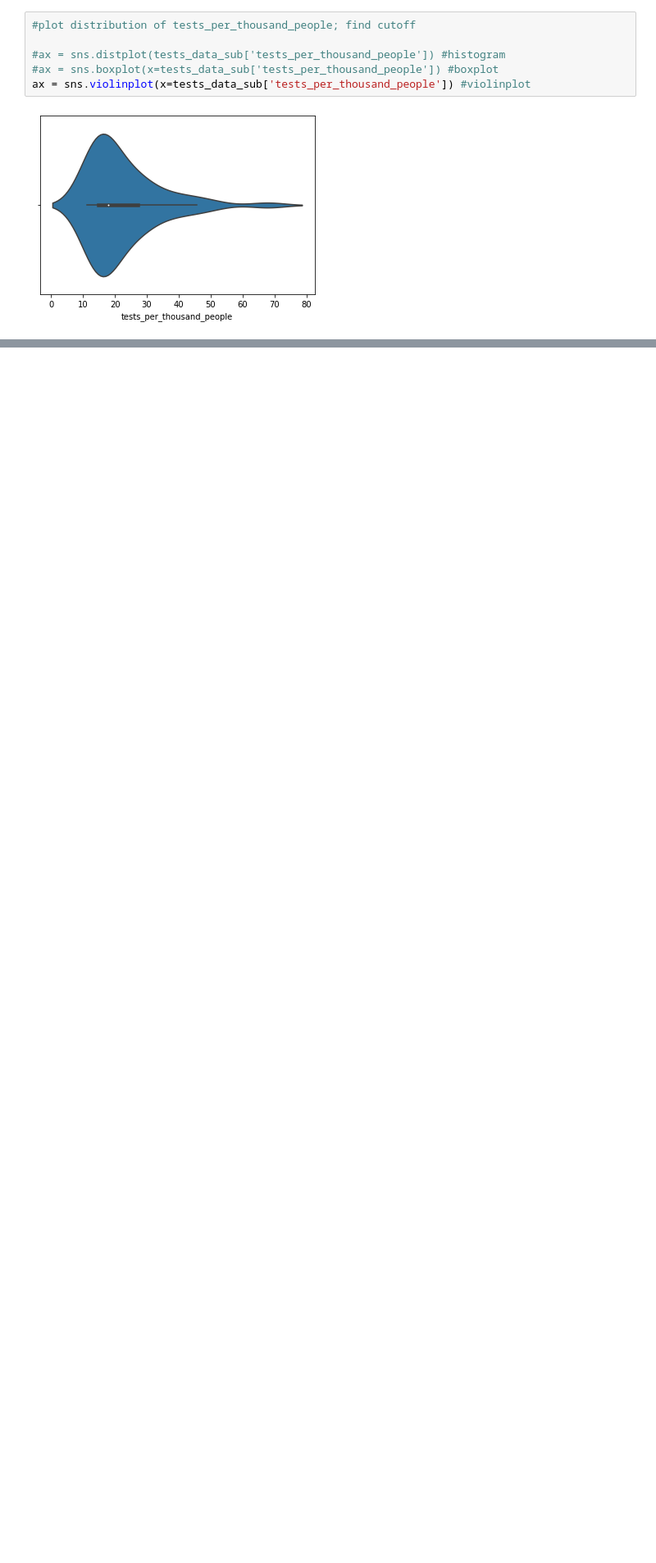
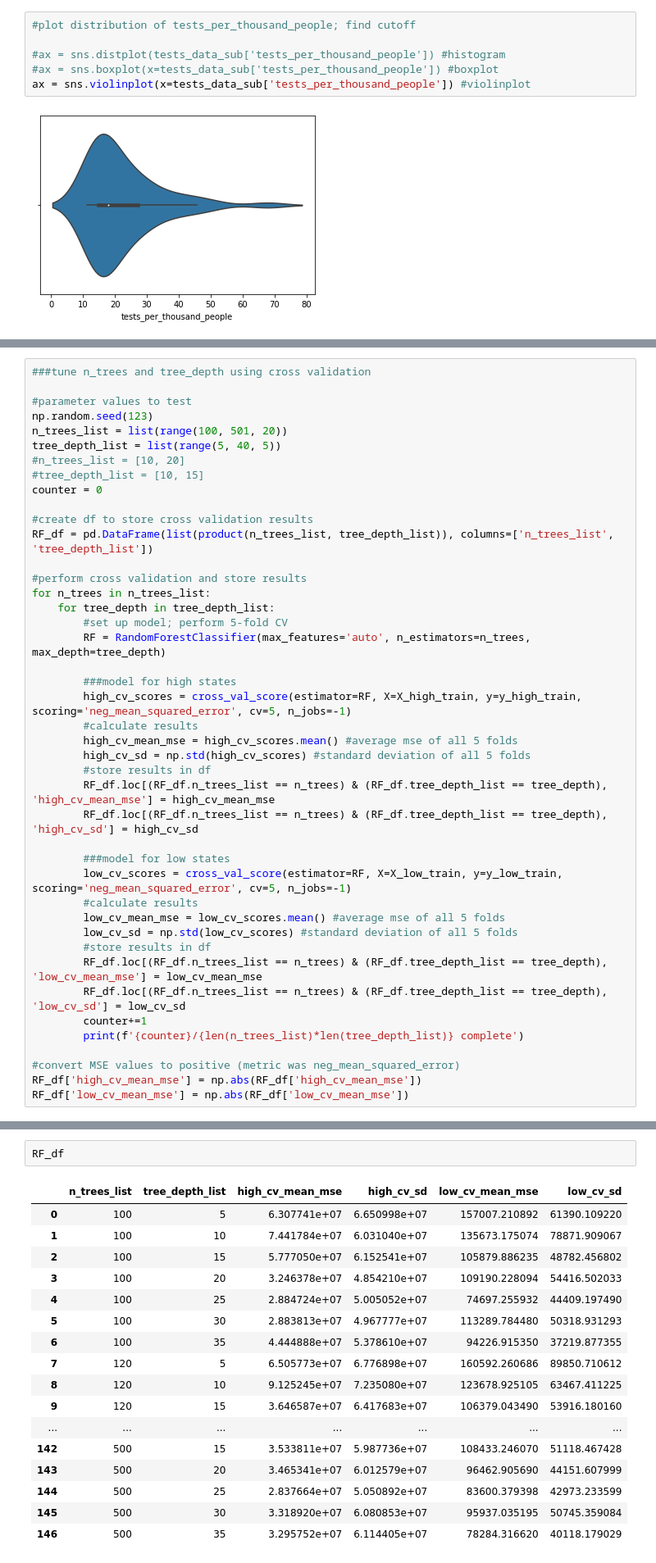
Before and after one commit to CS109b-Team37/Pollution-Prediction, a Jupyter notebook: analyses/models_TH.ipynb, the cells around one changed output, grey strips where cells are left out. Shown at 82% size. Cells and saved outputs as stored; diff of their text form; blank space fills up the shorter version.

```diff
--- a/analyses/models_TH.ipynb
+++ b/analyses/models_TH.ipynb
@@ -198,0 +323,43 @@ X_train, X_test, y_train, y_test = train_test_split(X, y, test_size=0.10, random
+# %%
+###tune n_trees and tree_depth using cross validation
+
+#parameter values to test
+np.random.seed(123)
+n_trees_list = list(range(100, 501, 20))
+tree_depth_list = list(range(5, 40, 5))
+#n_trees_list = [10, 20]
+#tree_depth_list = [10, 15]
+counter = 0
+
+#create df to store cross validation results
+RF_df = pd.DataFrame(list(product(n_trees_list, tree_depth_list)), columns=['n_trees_list', 'tree_depth_list'])
+
+#perform cross validation and store results
+for n_trees in n_trees_list:
+    for tree_depth in tree_depth_list:
+        #set up model; perform 5-fold CV
+        RF = RandomForestClassifier(max_features='auto', n_estimators=n_trees, max_depth=tree_depth)
+
+        ###model for high states
+        high_cv_scores = cross_val_score(estimator=RF, X=X_high_train, y=y_high_train, scoring='neg_mean_squared_error', cv=5, n_jobs=-1)
+        #calculate results
+        high_cv_mean_mse = high_cv_scores.mean() #average mse of all 5 folds
+        high_cv_sd = np.std(high_cv_scores) #standard deviation of all 5 folds
+        #store results in df
+        RF_df.loc[(RF_df.n_trees_list == n_trees) & (RF_df.tree_depth_list == tree_depth), 'high_cv_mean_mse'] = high_cv_mean_mse
+        RF_df.loc[(RF_df.n_trees_list == n_trees) & (RF_df.tree_depth_list == tree_depth), 'high_cv_sd'] = high_cv_sd
+
+        ###model for low states
+        low_cv_scores = cross_val_score(estimator=RF, X=X_low_train, y=y_low_train, scoring='neg_mean_squared_error', cv=5, n_jobs=-1)
+        #calculate results
+        low_cv_mean_mse = low_cv_scores.mean() #average mse of all 5 folds
+        low_cv_sd = np.std(low_cv_scores) #standard deviation of all 5 folds
+        #store results in df
+        RF_df.loc[(RF_df.n_trees_list == n_trees) & (RF_df.tree_depth_list == tree_depth), 'low_cv_mean_mse'] = low_cv_mean_mse
+        RF_df.loc[(RF_df.n_trees_list == n_trees) & (RF_df.tree_depth_list == tree_depth), 'low_cv_sd'] = low_cv_sd
+        counter+=1
+        print(f'{counter}/{len(n_trees_list)*len(tree_depth_list)} complete')
+
+#convert MSE values to positive (metric was neg_mean_squared_error)
+RF_df['high_cv_mean_mse'] = np.abs(RF_df['high_cv_mean_mse'])
+RF_df['low_cv_mean_mse'] = np.abs(RF_df['low_cv_mean_mse'])
@@ -198,0 +398,20 @@ X_train, X_test, y_train, y_test = train_test_split(X, y, test_size=0.10, random
+# %%
+RF_df
+# %% [output]
+|  | n_trees_list | tree_depth_list | high_cv_mean_mse | high_cv_sd | low_cv_mean_mse | low_cv_sd |
+| 0 | 100 | 5 | 6.307741e+07 | 6.650998e+07 | 157007.210892 | 61390.109220 |
+| 1 | 100 | 10 | 7.441784e+07 | 6.031040e+07 | 135673.175074 | 78871.909067 |
+| 2 | 100 | 15 | 5.777050e+07 | 6.152541e+07 | 105879.886235 | 48782.456802 |
+| 3 | 100 | 20 | 3.246378e+07 | 4.854210e+07 | 109190.228094 | 54416.502033 |
+| 4 | 100 | 25 | 2.884724e+07 | 5.005052e+07 | 74697.255932 | 44409.197490 |
+| 5 | 100 | 30 | 2.883813e+07 | 4.967777e+07 | 113289.784480 | 50318.931293 |
+| 6 | 100 | 35 | 4.444888e+07 | 5.378610e+07 | 94226.915350 | 37219.877355 |
+| 7 | 120 | 5 | 6.505773e+07 | 6.776898e+07 | 160592.260686 | 89850.710612 |
+| 8 | 120 | 10 | 9.125245e+07 | 7.235080e+07 | 123678.925105 | 63467.411225 |
+| 9 | 120 | 15 | 3.646587e+07 | 6.417683e+07 | 106379.043490 | 53916.180160 |
+| ... | ... | ... | ... | ... | ... | ... |
+| 142 | 500 | 15 | 3.533811e+07 | 5.987736e+07 | 108433.246070 | 51118.467428 |
+| 143 | 500 | 20 | 3.465341e+07 | 6.012579e+07 | 96462.905690 | 44151.607999 |
+| 144 | 500 | 25 | 2.837664e+07 | 5.050892e+07 | 83600.379398 | 42973.233599 |
+| 145 | 500 | 30 | 3.318920e+07 | 6.080853e+07 | 95937.035195 | 50745.359084 |
+| 146 | 500 | 35 | 3.295752e+07 | 6.114405e+07 | 78284.316620 | 40118.179029 |
```
Also changed, not shown: parts of 38 cells of this notebook.
